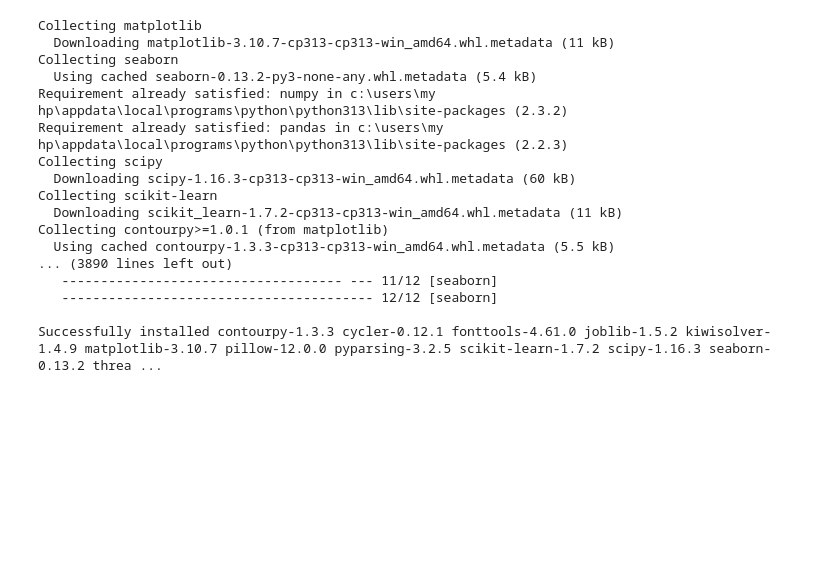
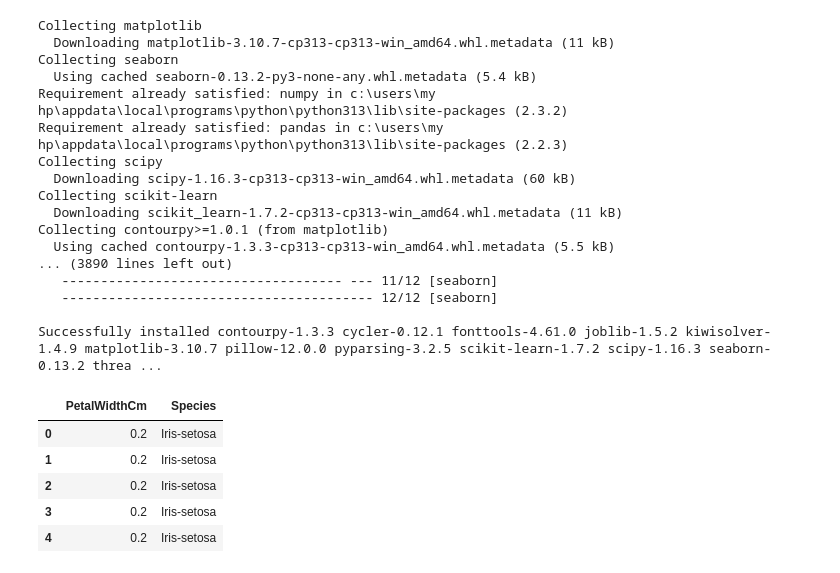
Before and after one commit to LinaMariaa2/Ejercicios-Algoritmos-k-means, a Jupyter notebook: ejecutable.ipynb, the cells around one changed output. Drawn from its saved outputs; the diff is of its cells as text; code cells hidden in the pictures; blank space fills up the shorter version.

```diff
--- a/ejecutable.ipynb
+++ b/ejecutable.ipynb
@@ -87,4 +87,22 @@ from sklearn.preprocessing import StandardScaler
 from scipy import stats
 %matplotlib inline
 # %%
-#Ahora vamos a ver una distribucion inicial
+# Crear los dataframes combinados
+var = 'Species'
+
+datosLongitudSepalo = pd.concat([df['SepalLengthCm'], df[var]], axis=1)
+datosAnchoSepalo = pd.concat([df['SepalWidthCm'], df[var]], axis=1)
+datosLongitudPetalo = pd.concat([df['PetalLengthCm'], df[var]], axis=1)
+datosAnchoPetalo = pd.concat([df['PetalWidthCm'], df[var]], axis=1)
+
+datosLongitudSepalo.head(5)
+datosAnchoSepalo.head(5)
+datosLongitudPetalo.head(5)
+datosAnchoPetalo.head(5)
+# %% [output]
+|  | PetalWidthCm | Species |
+| 0 | 0.2 | Iris-setosa |
+| 1 | 0.2 | Iris-setosa |
+| 2 | 0.2 | Iris-setosa |
+| 3 | 0.2 | Iris-setosa |
+| 4 | 0.2 | Iris-setosa |
```
Also changed, not shown: parts of 1 cell of this notebook.
